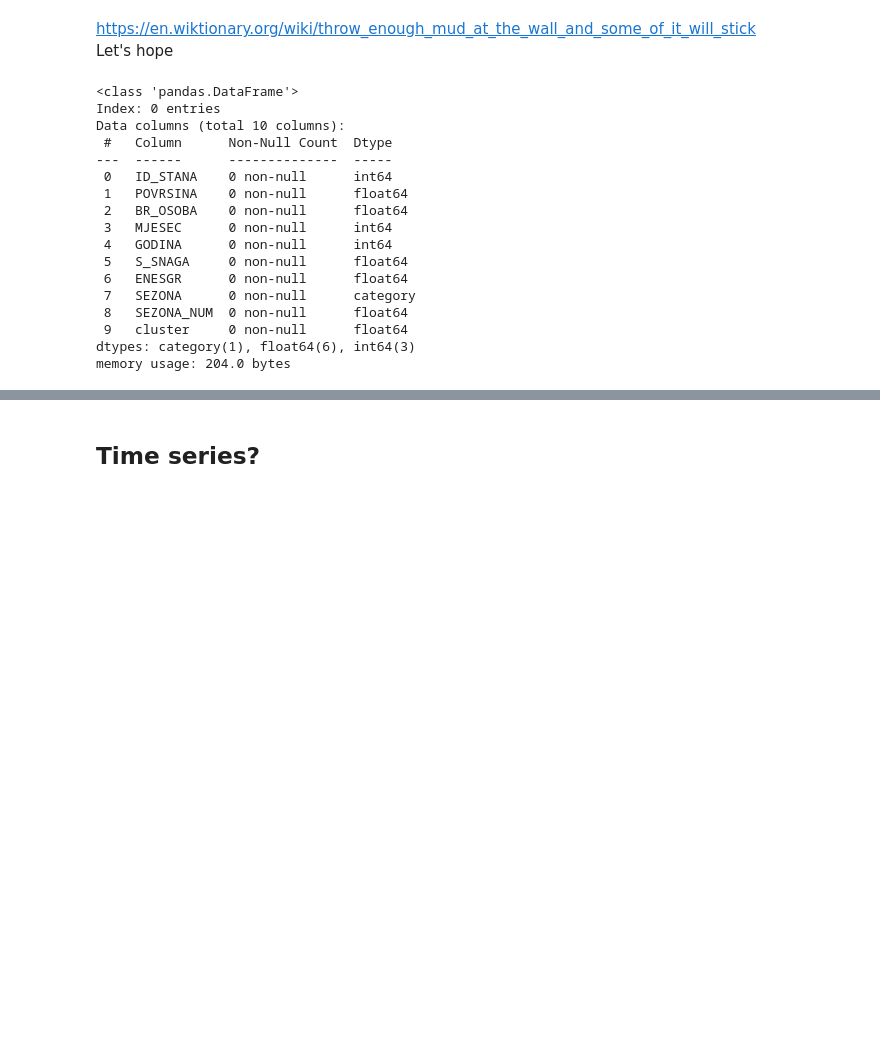
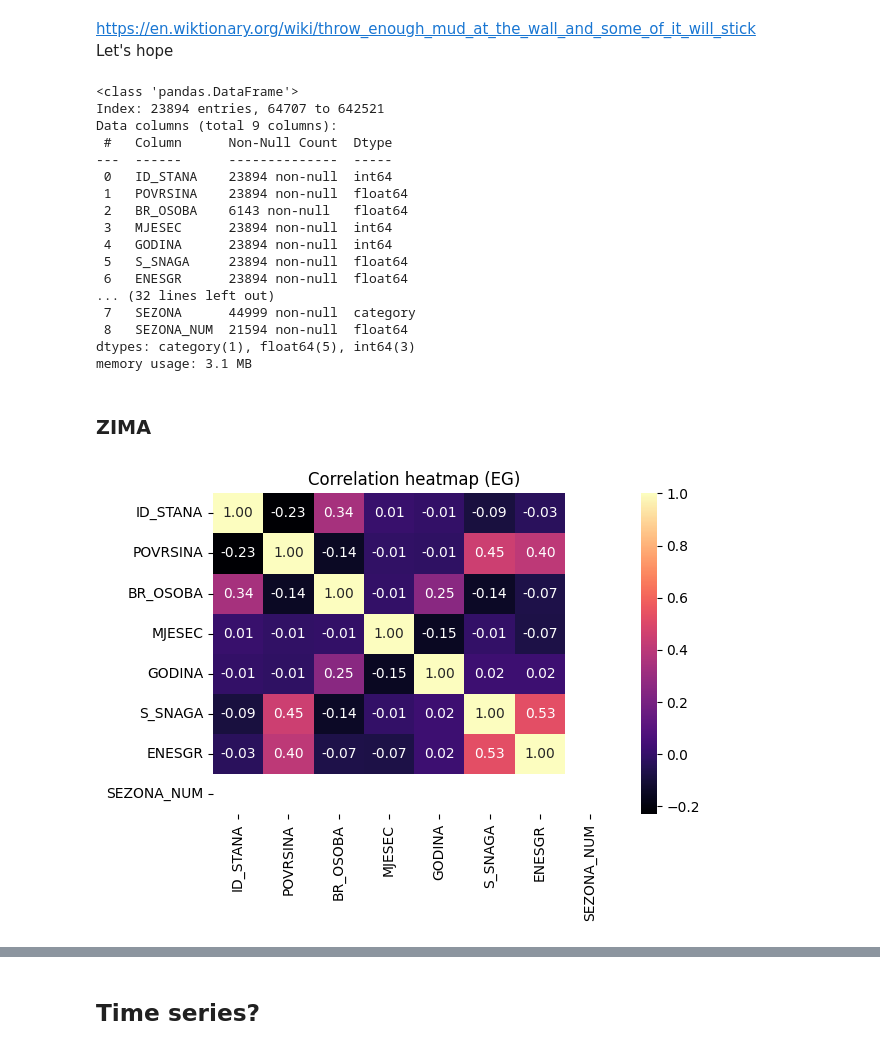
Before and after one commit to IvanDzanija/AnomalyDetection, a Jupyter notebook: notebooks/1EG.ipynb, the cells around one changed output, grey strips where cells are left out. Saved outputs shown, nothing was run; the diff lists cells and outputs as text; code cells hidden in the pictures; blank space fills up the shorter version.

```diff
--- a/notebooks/1EG.ipynb
+++ b/notebooks/1EG.ipynb
@@ -645,26 +710,38 @@ Ovo nam ne donosi nista novo.
 https://en.wiktionary.org/wiki/throw_enough_mud_at_the_wall_and_some_of_it_will_stick
 <br> Let's hope
 # %%
-df_WIN = df[df['SEZONA']=="ZIMA"]
-df_SUM = df[df['SEZONA']=="LJETO"]
-df_REM = df[(df['SEZONA'] == "PROLJECE") | (df['SEZONA'] == "JESEN")]
+df_WIN = df[df['SEZONA']=="Zima"]
+df_SUM = df[df['SEZONA']=="Ljeto"]
+df_REM = df[(df['SEZONA'] == "Proljece") | (df['SEZONA'] == "Jesen")]
 # %%
 df_WIN.info()
+df_SUM.info()
+df_REM.info()
 # %% [output]
 <class 'pandas.DataFrame'>
-Index: 0 entries
-Data columns (total 10 columns):
+Index: 23894 entries, 64707 to 642521
+Data columns (total 9 columns):
  #   Column      Non-Null Count  Dtype
 ---  ------      --------------  -----
- 0   ID_STANA    0 non-null      int64
- 1   POVRSINA    0 non-null      float64
- 2   BR_OSOBA    0 non-null      float64
- 3   MJESEC      0 non-null      int64
- 4   GODINA      0 non-null      int64
- 5   S_SNAGA     0 non-null      float64
- 6   ENESGR      0 non-null      float64
- 7   SEZONA      0 non-null      category
- 8   SEZONA_NUM  0 non-null      float64
- 9   cluster     0 non-null      float64
-dtypes: category(1), float64(6), int64(3)
-memory usage: 204.0 bytes
+ 0   ID_STANA    23894 non-null  int64
+ 1   POVRSINA    23894 non-null  float64
+ 2   BR_OSOBA    6143 non-null   float64
+ 3   MJESEC      23894 non-null  int64
+ 4   GODINA      23894 non-null  int64
+ 5   S_SNAGA     23894 non-null  float64
+ 6   ENESGR      23894 non-null  float64
+... (32 lines left out)
+ 7   SEZONA      44999 non-null  category
+ 8   SEZONA_NUM  21594 non-null  float64
+dtypes: category(1), float64(5), int64(3)
+memory usage: 3.1 MB
+# %% [markdown]
+### ZIMA
+# %%
+corr = df_WIN.corr(numeric_only=True)
+ax = sns.heatmap(corr, cmap="magma", annot=True, fmt=".2f")
+ax.set_title("Correlation heatmap (EG)")
+plt.tight_layout()
+plt.show()
+# %% [output]
+[figure, added]
```
Also changed, not shown: parts of 11 cells of this notebook.
